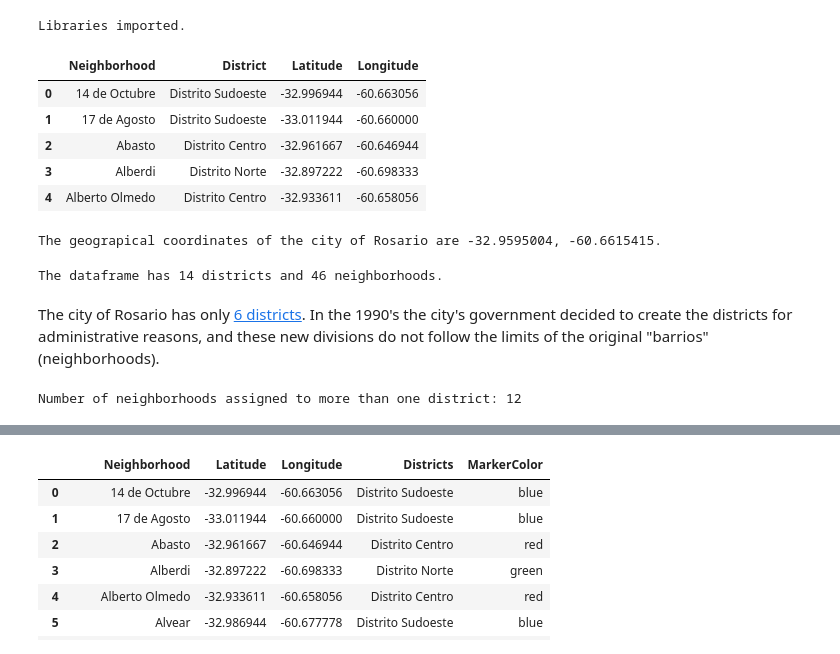
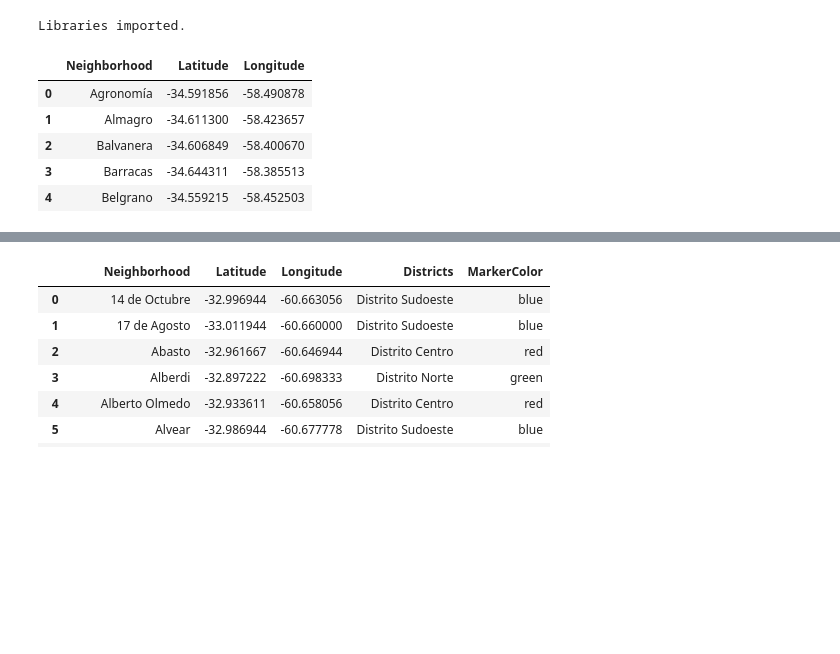
Before and after one commit to alinasansevich/Coursera_Capstone, a Jupyter notebook: Clustering-Neighborhoods-in-Rosario.ipynb, the cells around one changed output, grey strips where cells are left out. Saved outputs shown, nothing was run; the diff lists cells and outputs as text; code cells hidden in the pictures; blank space fills up the shorter version.

Commit message:
Buenos Aires does not have a good k either.

```diff
--- a/Clustering-Neighborhoods-in-Rosario.ipynb
+++ b/Clustering-Neighborhoods-in-Rosario.ipynb
@@ -230,44 +230,15 @@ print('Libraries imported.')
 # %% [output]
 Libraries imported.
 # %%
-# create dataframe with coordinates data for Rosario's neighborhoods
-neighborhoods = pd.read_csv('Barrios_de_Rosario.csv')
+# create dataframe with coordinates data for Buenos Aires' neighborhoods
+neighborhoods = pd.read_csv('Barrios_de_Buenos_Aires.csv')
 neighborhoods.head()
 # %% [output]
-|  | Neighborhood | District | Latitude | Longitude |
-| 0 | 14 de Octubre | Distrito Sudoeste | -32.996944 | -60.663056 |
-| 1 | 17 de Agosto | Distrito Sudoeste | -33.011944 | -60.660000 |
-| 2 | Abasto | Distrito Centro | -32.961667 | -60.646944 |
-| 3 | Alberdi | Distrito Norte | -32.897222 | -60.698333 |
-| 4 | Alberto Olmedo | Distrito Centro | -32.933611 | -60.658056 |
+|  | Neighborhood | Latitude | Longitude |
+| 0 | Agronomía | -34.591856 | -58.490878 |
+| 1 | Almagro | -34.611300 | -58.423657 |
+| 2 | Balvanera | -34.606849 | -58.400670 |
+| 3 | Barracas | -34.644311 | -58.385513 |
+| 4 | Belgrano | -34.559215 | -58.452503 |
 # %%
 from geopy.geocoders import Nominatim # convert an address into latitude and longitude values
-# %%
-address = 'Rosario, Santa Fe, Argentina'
-
-geolocator = Nominatim(user_agent="rosario_explorer")
-location = geolocator.geocode(address)
-latitude = location.latitude
-longitude = location.longitude
-print('The geograpical coordinates of the city of Rosario are {}, {}.'.format(latitude, longitude))
-# %% [output]
-The geograpical coordinates of the city of Rosario are -32.9595004, -60.6615415.
-# %%
-print('The dataframe has {} districts and {} neighborhoods.'.format(
-        len(neighborhoods['District'].unique()),
-        len(neighborhoods['Neighborhood'].unique())
-    )
-)
-# %% [output]
-The dataframe has 14 districts and 46 neighborhoods.
-# %% [markdown]
-The city of Rosario has only [6 districts](https://en.wikipedia.org/wiki/Districts_of_Rosario). In the 1990's the city's government decided to create the districts for administrative reasons, and these new divisions do not follow the limits of the original "barrios" (neighborhoods).
-# %%
-# count how many neighborhoods have been assigned to more than one district
-count = 0
-for i in range(len(neighborhoods)):
-    if ',' in neighborhoods.loc[i, 'District']:
-        count += 1
-print('Number of neighborhoods assigned to more than one district: {}'.format(count))
-# %% [output]
-Number of neighborhoods assigned to more than one district: 12
```
Also changed, not shown: parts of 51 cells of this notebook.
